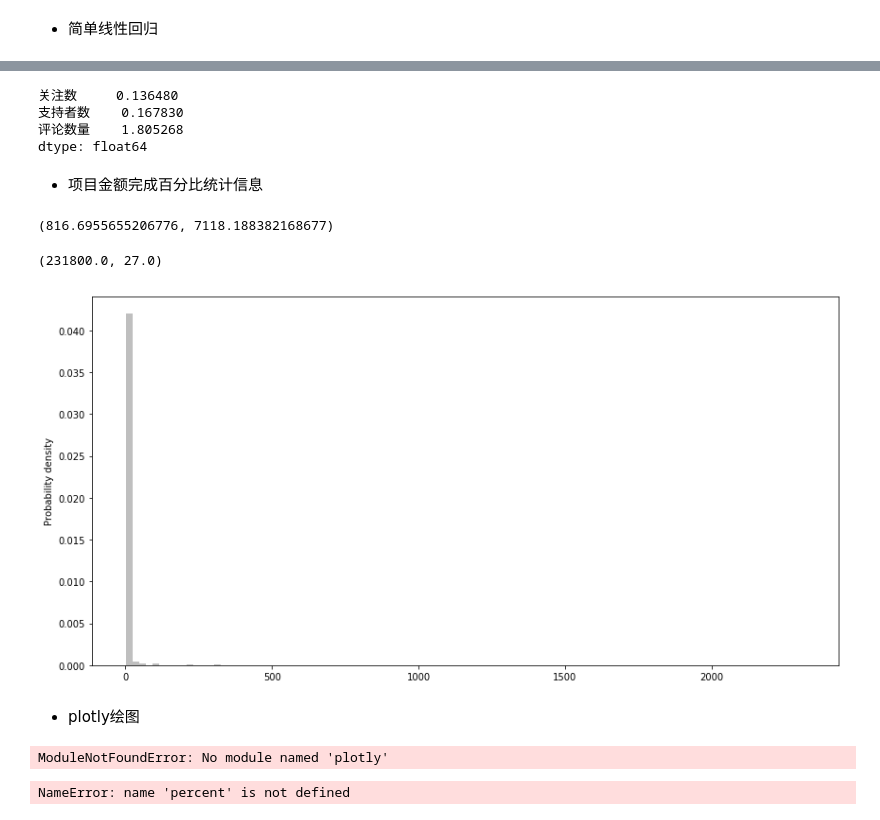
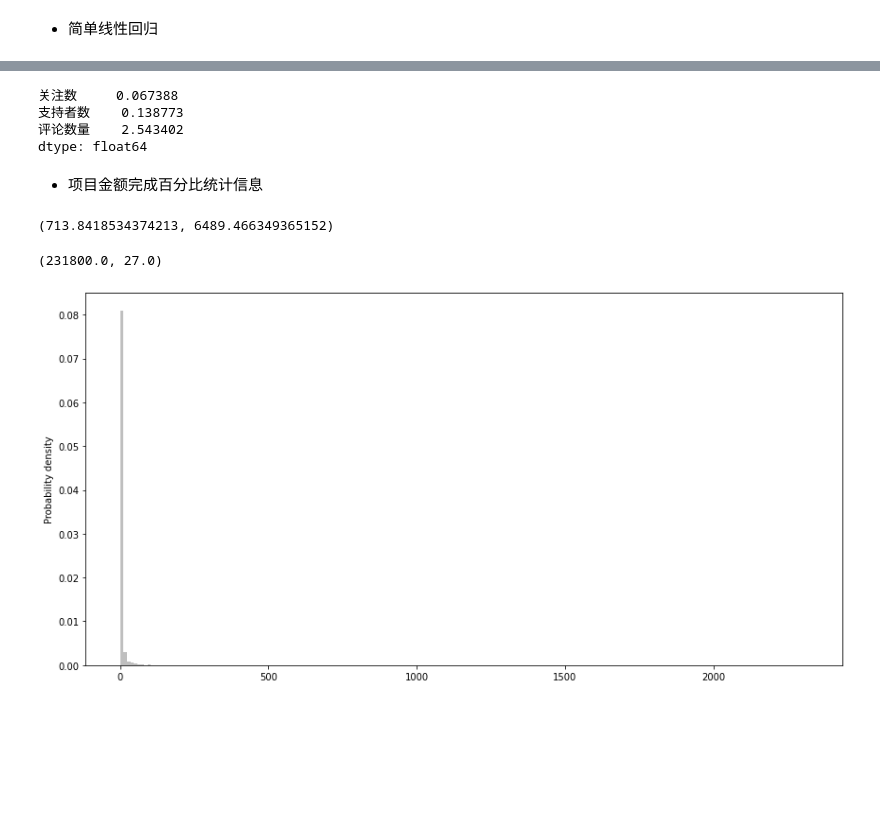
Before and after one commit to uscxiaoyu/crowdFundingDA, a Jupyter notebook: Data-analysis.ipynb, the cells around one changed output, grey strips where cells are left out. Cells and saved outputs as stored; diff of their text form; code cells hidden in the pictures; blank space fills up the shorter version.

```diff
--- a/Data-analysis.ipynb
+++ b/Data-analysis.ipynb
@@ -10,6 +10,7 @@ from pymongo import MongoClient
 # %%
 client = MongoClient('127.0.0.1', 27017)
 db = client.moniter_crowdfunding
-s_project = db.sucess_projects
+db.authenticate(name="worker", password="hard", mechanism="SCRAM-SHA-1")
+s_project = db.success_projects
 project = db.projects
 f_project = db.failure_projects
@@ -15,0 +86,7 @@ f_project = db.failure_projects
+# %%
+i = 0
+for x in s_project.find({}, projection={'公司名称': True, '所属类别': True, '项目名称': True, '目标金额': True}, sort=[('公司名称', 1)]):
+    print(x)
+    i += 1
+    if i == 50:
+        break
@@ -457,7 +557,7 @@ dtype: int64
 # %% [markdown]
 - 和扩散时间跨度合并
 # %%
-dtf = pd.concat([df, df1], axis=1, join_axes=[df.index], sort=True)
+dtf = pd.concat([df, df1], axis=1, join="inner", sort=True)
 # %%
 col = ['状态', '众筹期限', '所属类别', '目标金额', '项目名称', '筹集金额',
        '关注数', '支持者数', '点赞数', '完成百分比', '评论数量', '档位数量',
@@ -579,9 +695,9 @@ Warnings:
 # %%
 res.params
 # %% [output]
-关注数     0.136480
-支持者数    0.167830
-评论数量    1.805268
+关注数     0.067388
+支持者数    0.138773
+评论数量    2.543402
 dtype: float64
 # %% [markdown]
 - 项目金额完成百分比统计信息
@@ -590,37 +706,23 @@ percent = dtf[col]['完成百分比'].values
 # %%
 np.mean(percent),np.std(percent)
 # %% [output]
-(816.6955655206776, 7118.188382168677)
+(713.8418534374213, 6489.466349365152)
 # %%
 np.max(percent), np.min(percent)
 # %% [output]
 (231800.0, 27.0)
 # %%
-num_bins = 100
+num_bins = 200
 fig = plt.figure(figsize=(12, 6))
 title = ['absolute status', 'relative status']
 xLabels = ['Time inteval', 'Relavtive time inteval']
 
 ax =fig.add_subplot(1, 1, 1)
 n, bins, patches = ax.hist(percent/100, num_bins, color='grey', alpha=0.5, density=1)
 ax.set_xlabel('')
 ax.set_ylabel('Probability density')
 
 fig.tight_layout()
 plt.show()
 # %% [output]
-[figure, old version]
+[figure, new version]
-# %% [markdown]
-- plotly绘图
-# %%
-import plotly as py
-from plotly.graph_objs import Histogram, Scatter, Layout, Data, XAxis, Figure
-import plotly.figure_factory as ff
-py.offline.init_notebook_mode()
-# %% [output]
-ModuleNotFoundError: No module named 'plotly'
-# %%
-data = [Histogram(x=percent/100, histnorm='probability')]
-py.offline.iplot(data, filename='fifth_offline_chart.html')
-# %% [output]
-NameError: name 'percent' is not defined
```
Also changed, not shown: parts of 28 cells of this notebook, 3 other files.
